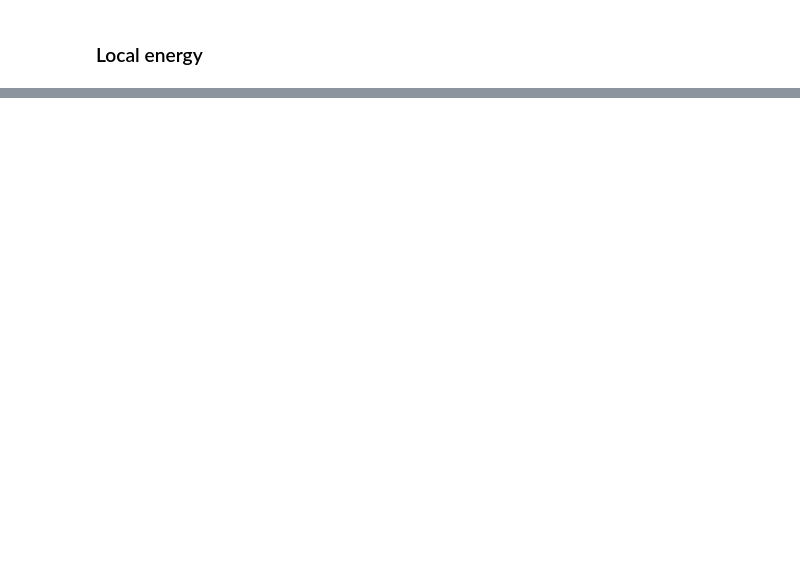
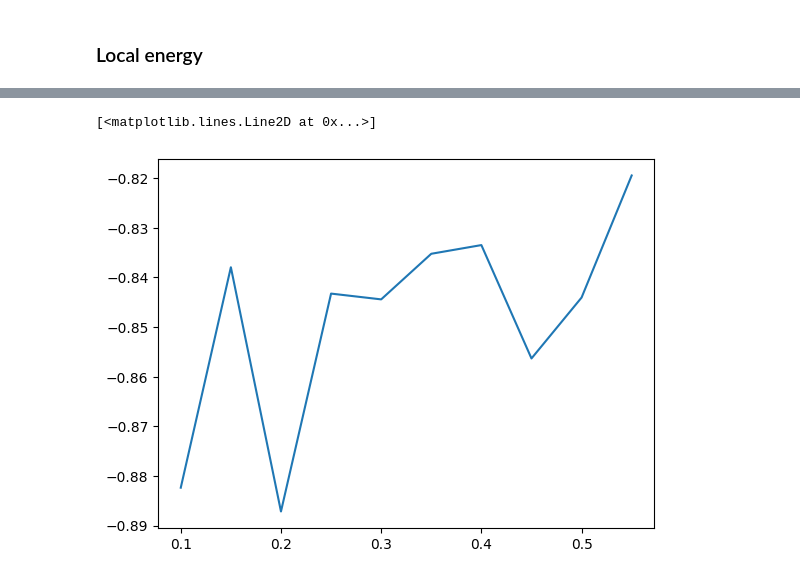
Before and after one commit to Parvfect/QVMC, a Jupyter notebook: intro.ipynb, the cells around one changed output, grey strips where cells are left out. Saved outputs shown, nothing was run; the diff lists cells and outputs as text; code cells hidden in the pictures; blank space fills up the shorter version.

```diff
--- a/intro.ipynb
+++ b/intro.ipynb
@@ -194,8 +215,0 @@ np.float64(0.24284760346474515)
-# %%
-# Marching alpha
-
-energies = []
-
-for alpha in tqdm(np.arange(0.0, 1.0, 0.01)):
-    local_energy_arr = VMC_energy(psi, ions=ions, numSteps=10000, alpha=alpha)
-    energies.append(np.mean(local_energy_arr))
@@ -245,0 +220,11 @@ energies
+# %%
+# Marching alpha
+
+energies_arr= []
+variances_arr = []
+alpha_arr = np.arange(0.1, 0.6, 0.05)
+
+for alpha in tqdm(alpha_arr):
+    energy, variance = VMC_energy(psi, ions=ions, numSteps=10000, alpha=alpha)
+    energies_arr.append(energy)
+    variances_arr.append(variance)
@@ -245,0 +242,5 @@ energies
+# %%
+plt.plot(alpha_arr, energies_arr)
+# %% [output]
+[<matplotlib.lines.Line2D at 0x...>]
+[figure, added]
```
Also changed, not shown: parts of 19 cells of this notebook, 5 other files.
